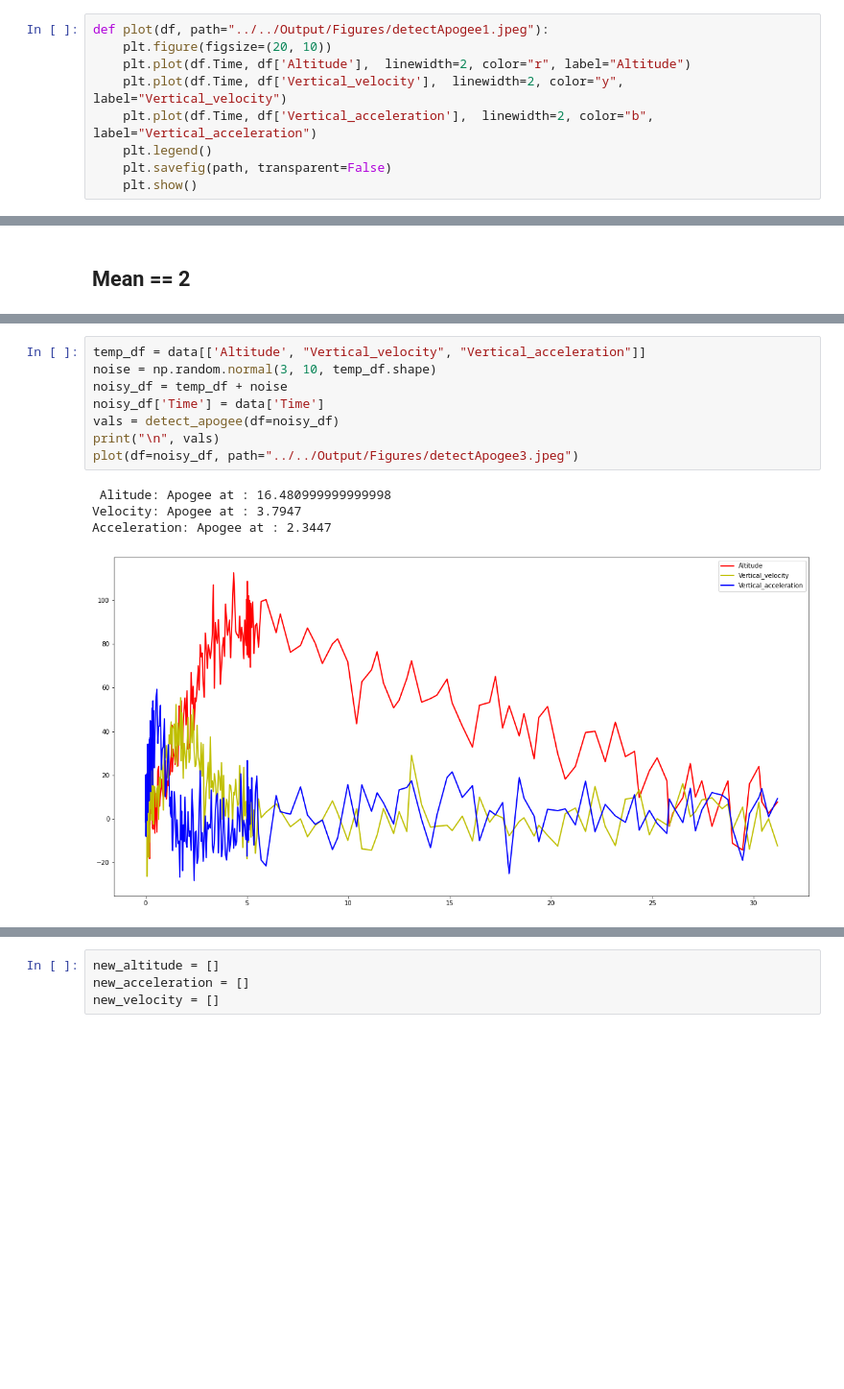
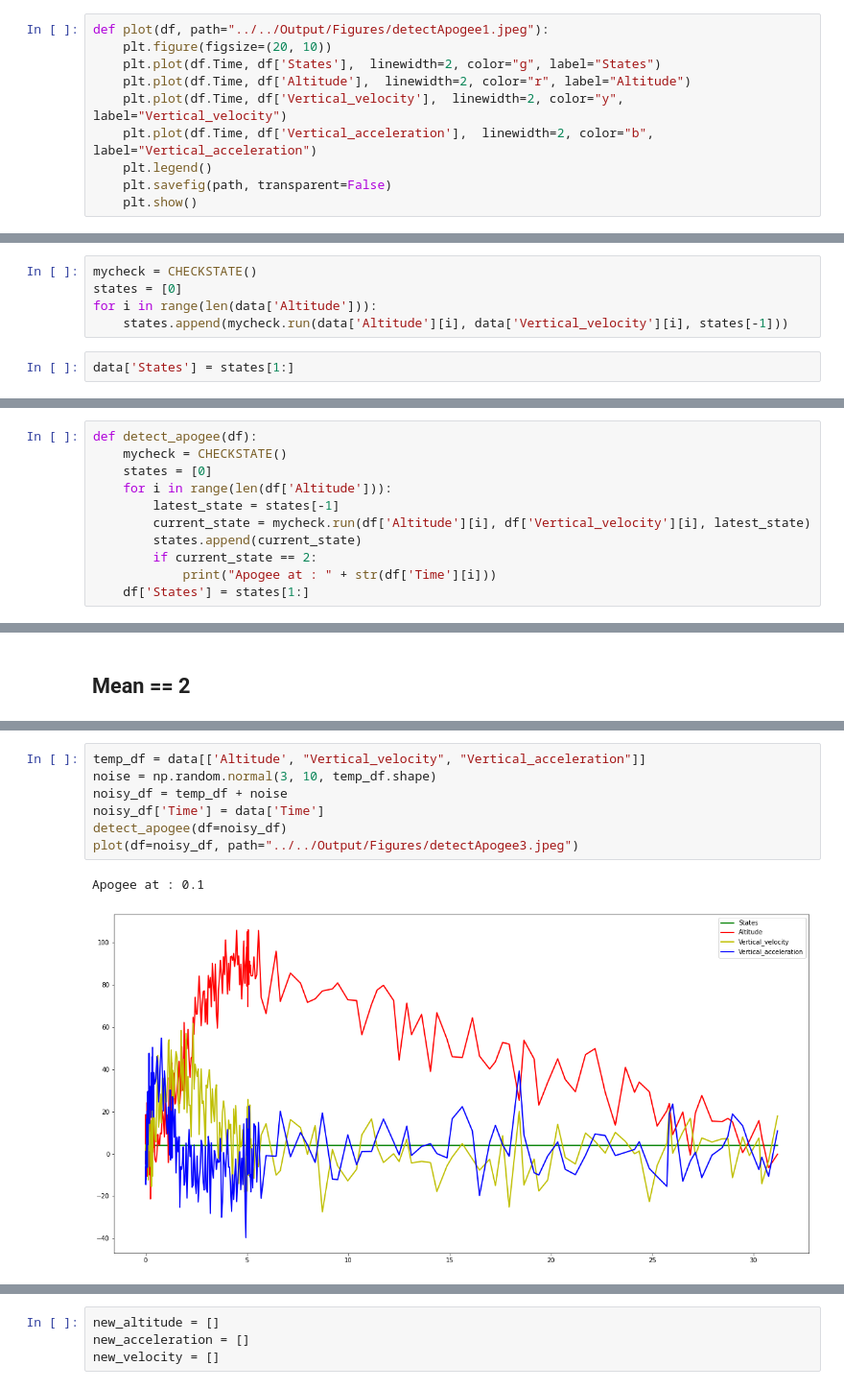
Before and after one commit to nakujaproject/BMPdata, a Jupyter notebook: Src/Notebooks/detectApogee.ipynb, the cells around one changed output, grey strips where cells are left out. Shown: that part at 96% size. Saved outputs shown, nothing was run; the diff lists cells and outputs as text; blank space fills up the shorter version.

```diff
--- a/Src/Notebooks/detectApogee.ipynb
+++ b/Src/Notebooks/detectApogee.ipynb
@@ -16,6 +17,7 @@ data.head()
 # %%
 def plot(df, path="../../Output/Figures/detectApogee1.jpeg"):
     plt.figure(figsize=(20, 10))
+    plt.plot(df.Time, df['States'],  linewidth=2, color="g", label="States")
     plt.plot(df.Time, df['Altitude'],  linewidth=2, color="r", label="Altitude")
     plt.plot(df.Time, df['Vertical_velocity'],  linewidth=2, color="y", label="Vertical_velocity")
     plt.plot(df.Time, df['Vertical_acceleration'],  linewidth=2, color="b", label="Vertical_acceleration")
@@ -85,0 +81,7 @@ def detect_apogee(df):
+# %%
+mycheck = CHECKSTATE()
+states = [0]
+for i in range(len(data['Altitude'])):
+    states.append(mycheck.run(data['Altitude'][i], data['Vertical_velocity'][i], states[-1]))
+# %%
+data['States'] = states[1:]
@@ -86 +99,12 @@ def detect_apogee(df):
+# %%
+def detect_apogee(df):
+    mycheck = CHECKSTATE()
+    states = [0]
+    for i in range(len(df['Altitude'])):
+        latest_state = states[-1]
+        current_state = mycheck.run(df['Altitude'][i], df['Vertical_velocity'][i], latest_state)
+        states.append(current_state)
+        if current_state == 2:
+            print("Apogee at : " + str(df['Time'][i]))
+    df['States'] = states[1:]
 # %%
@@ -220,15 +221,12 @@ Acceleration: Apogee at : 2.4947
 # %%
 temp_df = data[['Altitude', "Vertical_velocity", "Vertical_acceleration"]]
 noise = np.random.normal(3, 10, temp_df.shape)
 noisy_df = temp_df + noise
 noisy_df['Time'] = data['Time']
-vals = detect_apogee(df=noisy_df)
-print("\n", vals)
+detect_apogee(df=noisy_df)
 plot(df=noisy_df, path="../../Output/Figures/detectApogee3.jpeg")
 # %% [output]
- Alitude: Apogee at : 16.480999999999998
-Velocity: Apogee at : 3.7947
-Acceleration: Apogee at : 2.3447
+Apogee at : 0.1
-[figure, old version]
+[figure, new version]
 # %%
 q = 0.001
```
Also changed, not shown: parts of 24 cells of this notebook, 7 other files.
